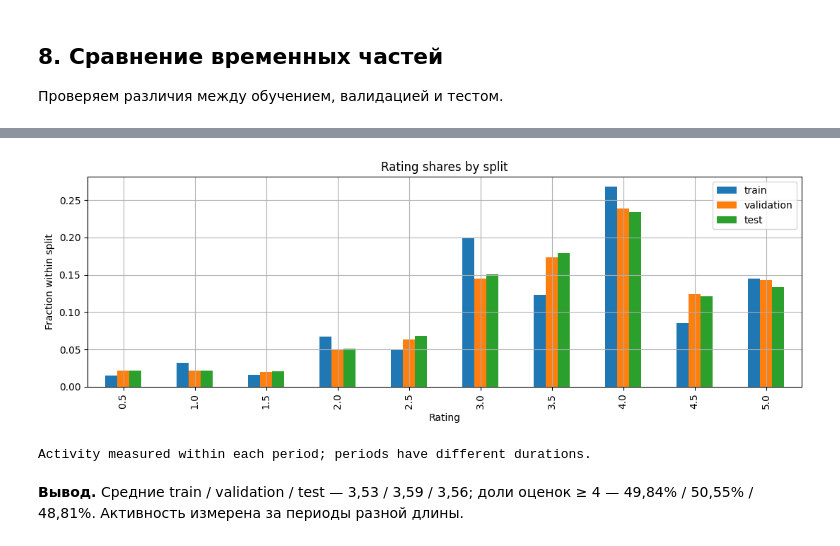
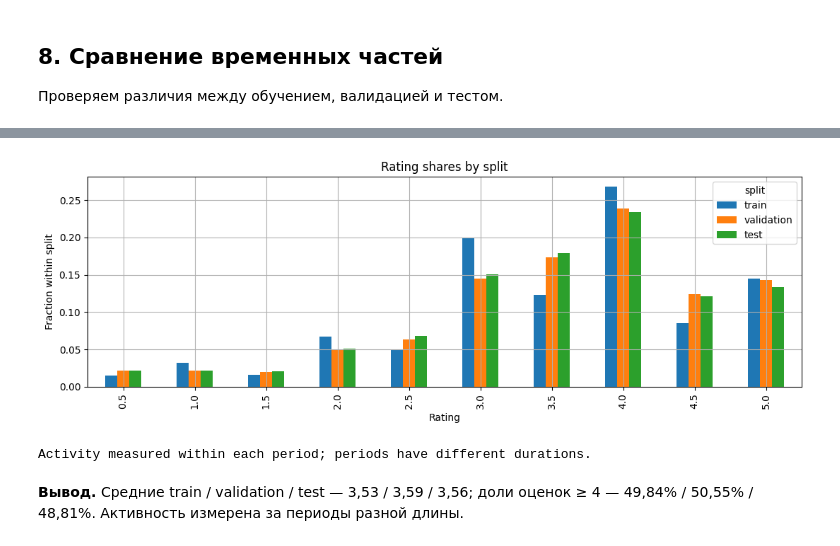
Before and after one commit to Axecta/movielens32m-eda, a Jupyter notebook: movielens32m_eda.ipynb, the cells around one changed output, grey strips where cells are left out. Drawn from its saved outputs; the diff is of its cells as text; code cells hidden in the pictures.

```diff
--- a/movielens32m_eda.ipynb
+++ b/movielens32m_eda.ipynb
@@ -362,14 +374,27 @@ user_stats['mean'].hist(bins=50); plt.xlabel('Mean rating per user'); plt.ylabel
 
 Проверяем различия между обучением, валидацией и тестом.
 # %%
-periods = [('train',train_mask),('validation',val_mask),('test',test_mask)]
-shift_rows=[]; distributions={}
-for name, mask in periods:
-    part=ratings.loc[mask]
-    counts=part.groupby('userId').size()
-    shift_rows.append({'split':name,'ratings':len(part),'users':part.userId.nunique(),'movies':part.movieId.nunique(),'mean_rating':part.rating.mean(),'positive_share':part.rating.ge(4).mean(),'median_events_per_user':counts.median(),'train_catalog_event_share':part.movieId.isin(train_items).mean()})
-    distributions[name]=part.rating.value_counts(normalize=True).sort_index()
-shift=pd.DataFrame(shift_rows).set_index('split'); display(shift)
-pd.DataFrame(distributions).plot.bar(title='Rating shares by split',ylabel='Fraction within split',xlabel='Rating'); plt.tight_layout(); plt.show()
+# Столбцы для группового сравнения периодов.
+comparison = ratings.assign(
+    split=pd.cut(ratings['timestamp'], bins=[float('-inf'), t1, t2, float('inf')],
+                 labels=['train', 'validation', 'test']),
+    positive=ratings['rating'].ge(4),
+    known_item=ratings['movieId'].isin(train_items)
+)
+shift = comparison.groupby('split', observed=True).agg(
+    ratings=('rating', 'size'),
+    users=('userId', 'nunique'),
+    movies=('movieId', 'nunique'),
+    mean_rating=('rating', 'mean'),
+    positive_share=('positive', 'mean'),
+    train_catalog_event_share=('known_item', 'mean')
+)
+activity = comparison.groupby(['split', 'userId'], observed=True).size()
+shift['median_events_per_user'] = activity.groupby(level='split', observed=True).median()
+display(shift)
+distributions = pd.crosstab(comparison['rating'], comparison['split'], normalize='columns')
+distributions.plot.bar(title='Rating shares by split', ylabel='Fraction within split', xlabel='Rating')
+plt.tight_layout()
+plt.show()
 print('Activity measured within each period; periods have different durations.')
 # %% [output]
@@ -381,4 +406,4 @@ print('Activity measured within each period; periods have different durations.')
-[figure, old version]
+[figure, new version]
 Activity measured within each period; periods have different durations.
 # %% [markdown]
 **Вывод.** Средние train / validation / test — 3,53 / 3,59 / 3,56; доли оценок ≥ 4 — 49,84% / 50,55% / 48,81%. Активность измерена за периоды разной длины.
```
Also changed, not shown: parts of 6 cells of this notebook.
